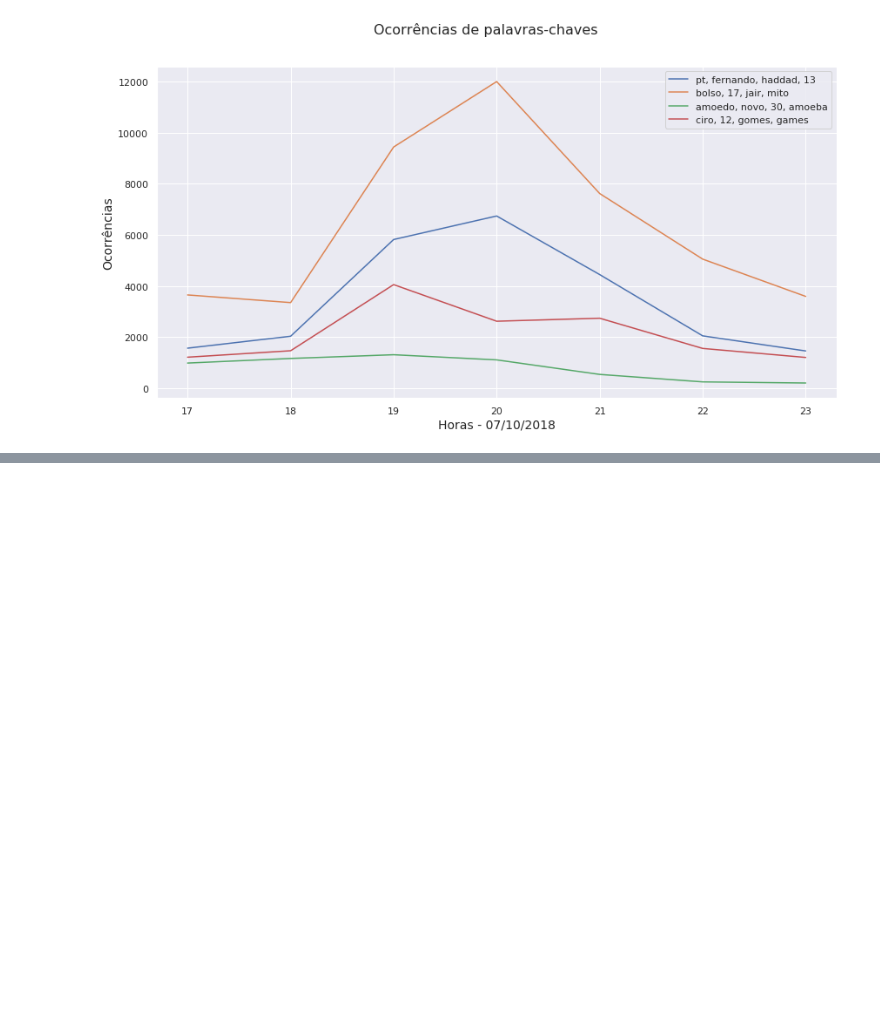
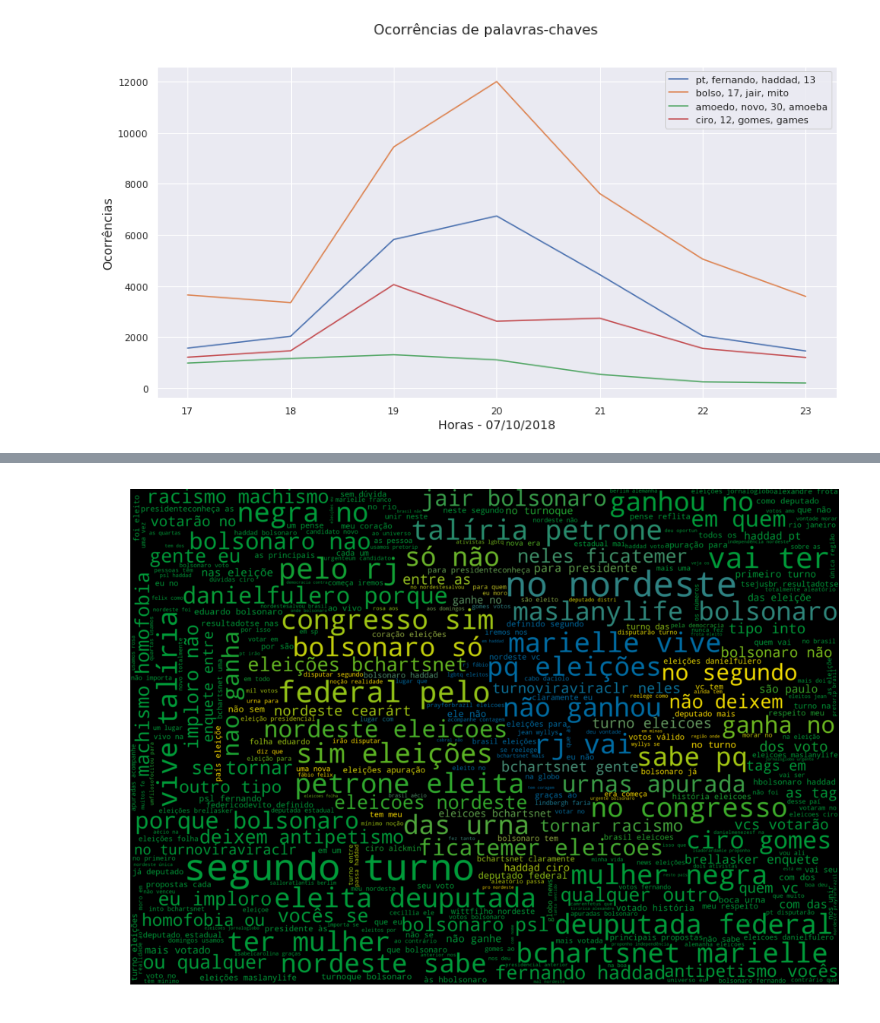
Before and after one commit to leodlca/2018-brazilian-elections, a Jupyter notebook: elections.ipynb, the cells around one changed output, grey strips where cells are left out. Saved outputs shown, nothing was run; the diff lists cells and outputs as text; code cells hidden in the pictures; blank space fills up the shorter version.

```diff
--- a/elections.ipynb
+++ b/elections.ipynb
@@ -133,0 +211,4 @@ plt.axis("off")
+# %%
+generate_wordcloud_timegap(brazilian_flag_mask, 350, 200, 'black', 'brazilian-flag-19-24', min_gap=19, max_gap=24)
+# %% [output]
+[figure, added]
```
Also changed, not shown: parts of 9 cells of this notebook, 13 other files.
